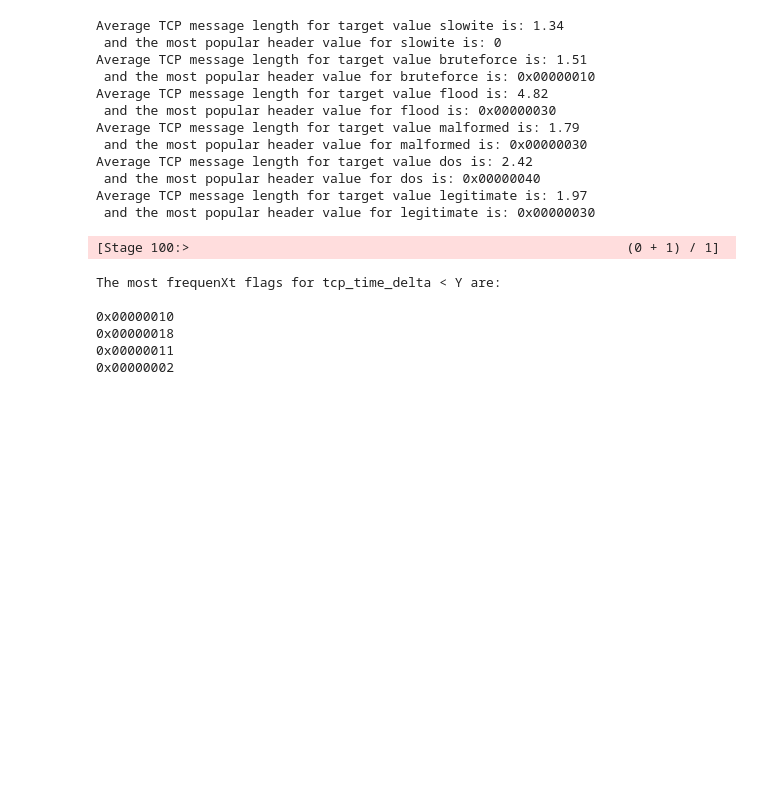
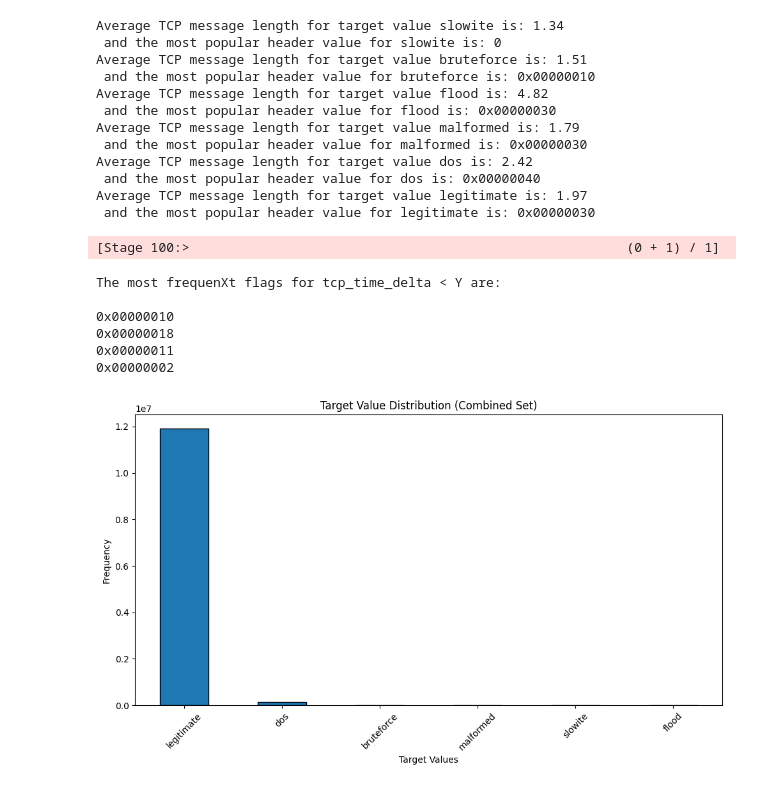
Before and after one commit to Systems-and-Toolchains-Fall-2024/course-project-option-2-aitechroberts, a Jupyter notebook: project.ipynb, the cells around one changed output. Saved outputs shown, nothing was run; the diff lists cells and outputs as text; code cells hidden in the pictures; blank space fills up the shorter version.

```diff
--- a/project.ipynb
+++ b/project.ipynb
@@ -42,7 +42,7 @@ spark = SparkSession.builder \
     .config('spark.driver.host','127.0.0.1')\
     .config("spark.jars", JDBC_JAR_PATH) \
     .config("spark.driver.memory", "4g") \
-    .config("spark.executor.memory", "2g") \
+    .config("spark.executor.memory", "3g") \
     .getOrCreate()
 
 # df = spark.read.jdbc(url=JDBC_URL, table="mqtt", properties=DB_PROPERTIES)
@@ -350,0 +340,45 @@ dataset.
+# %%
+'''
+4. Show a histogram for the target values in the training, testing or combined
+dataset.
+- [] Your code should accept an argument that defines if the histogram is
+shown for the training, testing or combined.
+'''
+import matplotlib.pyplot as plt
+import pandas as pd
+from pyspark.sql.functions import col, avg, length
+
+
+def create_target_hist(df, set_type='test'):
+    '''
+    Function ensures correct parameters, filters for the target column
+    based on the set_type: 'test', 'train' or combined. Puts values
+    from target column into list. Then creates a histogram
+
+    return: None
+    '''
+    if set_type not in ('test', 'train', 'combined'):
+        raise ValueError("set parameter must be 'train', 'test' or 'combined'")
+
+    if set_type != 'combined':
+        hist_df = df.filter(col('set_type') == set_type).select('target')
+    else:
+        hist_df = df.select('target')
+
+    # Convert to Pandas DataFrame
+    pdf = hist_df.toPandas()
+    # Plot the histogram
+    plt.figure(figsize=(10, 6))
+    pdf['target'].value_counts().plot(kind='bar', edgecolor='black')
+    plt.title(f'Target Value Distribution ({set_type.capitalize()} Set)')
+    plt.xlabel('Target Values')
+    plt.ylabel('Frequency')
+    plt.xticks(rotation=45)  # Rotate x-axis labels if needed
+    plt.tight_layout()  # Adjust layout to prevent label overlap
+    plt.show()
+
+# create_target_hist(mqtt_df)
+# create_target_hist(mqtt_df, set_type='train')
+create_target_hist(mqtt_df, set_type='combined')
+# %% [output]
+[figure, added]
```
Also changed, not shown: parts of 2 cells of this notebook, 4 other files.
